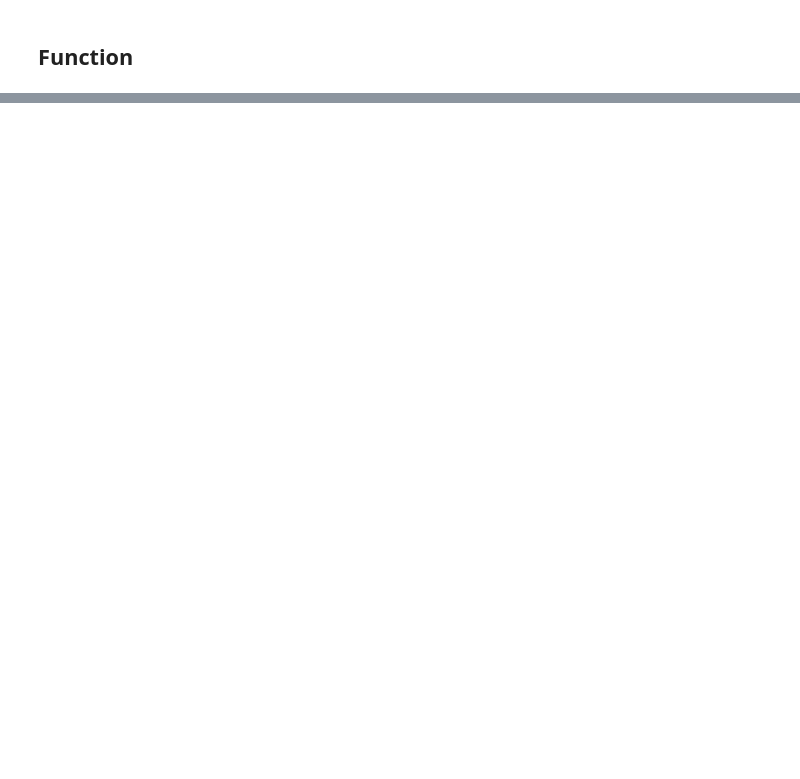
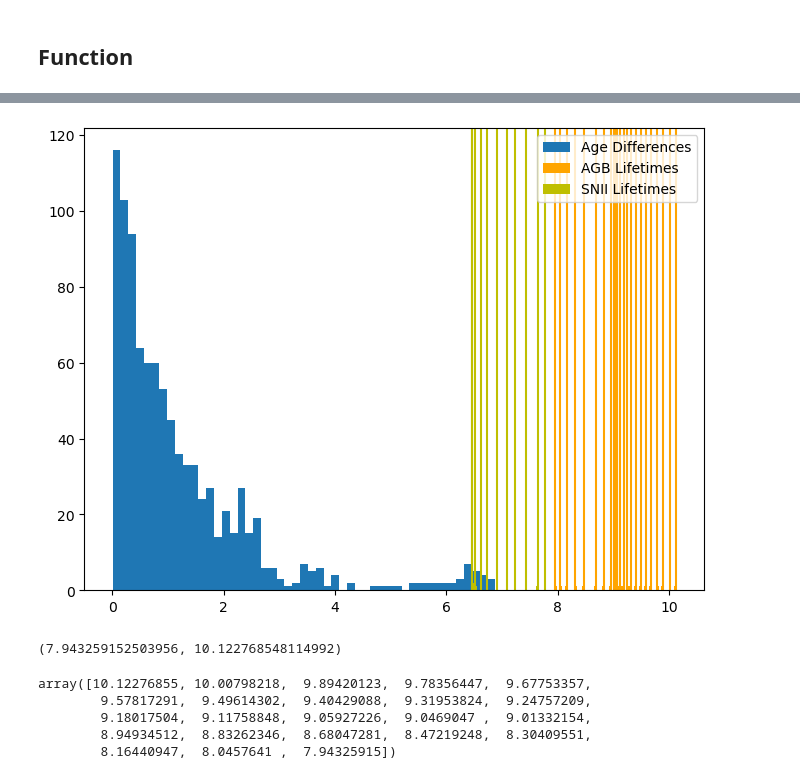
Before and after one commit to kurtwalsen/networks, a Jupyter notebook: phylogenetic_network.ipynb, the cells around one changed output, grey strips where cells are left out. Cells and saved outputs as stored; diff of their text form; code cells hidden in the pictures; blank space fills up the shorter version.

```diff
--- a/phylogenetic_network.ipynb
+++ b/phylogenetic_network.ipynb
@@ -513,0 +727,28 @@ def calY(t,T,G,X,A=0.028,P316=0.0385,IMF=chabrier_IMF):
+# %%
+age_diffs = distance_matrix(x=T_m.reshape(-1,1),y=T_m.reshape(-1,1),p=1)
+age_diffs = np.triu(age_diffs).flatten()
+age_diffs = age_diffs[np.where(age_diffs>0)]
+fig, ax = plt.subplots(figsize=(8,6))
+ax.hist(age_diffs, bins=np.linspace(np.min(age_diffs), np.max(age_diffs),50), label='Age Differences')
+for line in AGB_t:
+    ax.axvline(x=line, c='orange')
+for line in SNII_t:
+    ax.axvline(x=line, c='y')
+ax.hist(AGB_t, bins=np.linspace(np.min(AGB_t), np.max(AGB_t),50), color='orange', label='AGB Lifetimes')
+ax.hist(SNII_t, bins=np.linspace(np.min(SNII_t), np.max(SNII_t),50), color='y', label='SNII Lifetimes')
+ax.legend(loc='upper right')
+plt.show()
+# %% [output]
+[figure, added]
+# %%
+min(AGB_t), max(AGB_t)
+# %% [output]
+(7.943259152503956, 10.122768548114992)
+# %%
+AGB_t
+# %% [output]
+array([10.12276855, 10.00798218,  9.89420123,  9.78356447,  9.67753357,
+        9.57817291,  9.49614302,  9.40429088,  9.31953824,  9.24757209,
+        9.18017504,  9.11758848,  9.05927226,  9.0469047 ,  9.01332154,
+        8.94934512,  8.83262346,  8.68047281,  8.47219248,  8.30409551,
+        8.16440947,  8.0457641 ,  7.94325915])
```
Also changed, not shown: parts of 34 cells of this notebook.
